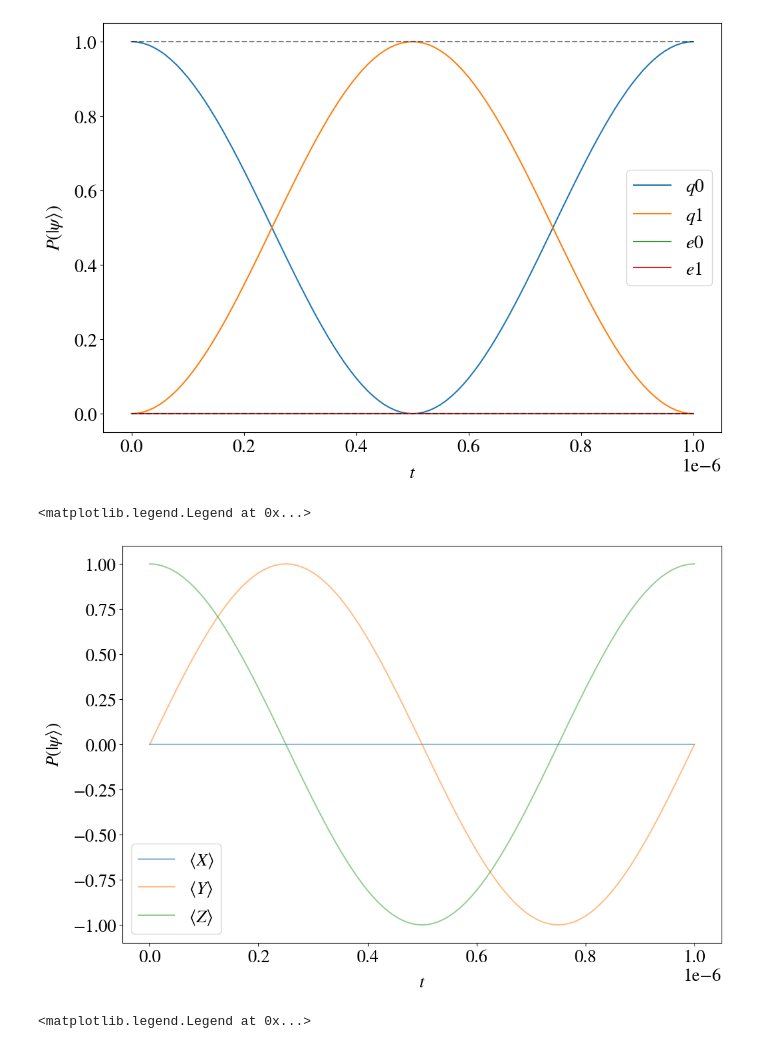
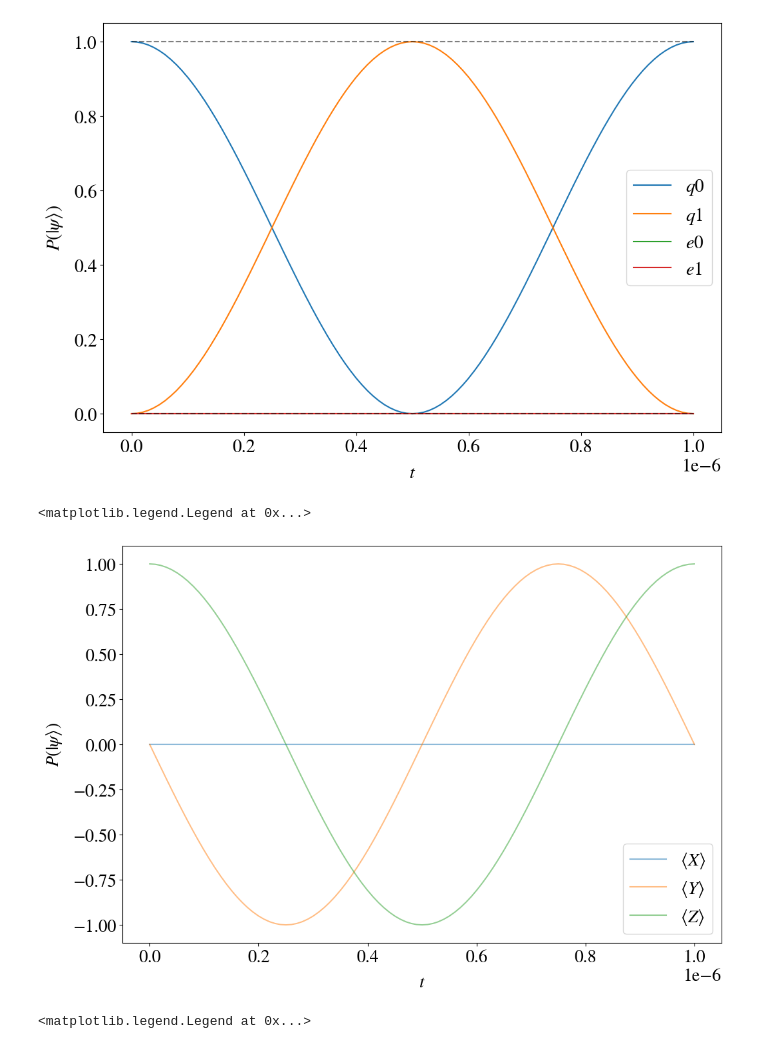
Before and after one commit to OpenQuantumDesign/oqd-trical, a Jupyter notebook: examples/direct/1_microwave.ipynb, the cells around one changed output. Saved outputs shown, nothing was run; the diff lists cells and outputs as text; code cells hidden in the pictures.

Commit message:
[example] fix incorrect sign in Y operator in expectation plot for microwave example

```diff
--- a/examples/direct/1_microwave.ipynb
+++ b/examples/direct/1_microwave.ipynb
@@ -249,36 +249,36 @@ ax = fig.subplots(1, 1, sharex=True)
 
 X, Y, Z, I = qt.sigmax(), qt.sigmay(), qt.sigmaz(), qt.identity(2)  # noqa: E741
 
 
 paulis = {
     "X": qt.basis(4, 0) * qt.basis(4, 1).dag() + qt.basis(4, 1) * qt.basis(4, 0).dag(),
-    "Y": 1j * qt.basis(4, 0) * qt.basis(4, 1).dag()
-    - 1j * qt.basis(4, 1) * qt.basis(4, 0).dag(),
+    "Y": -1j * qt.basis(4, 0) * qt.basis(4, 1).dag()
+    + 1j * qt.basis(4, 1) * qt.basis(4, 0).dag(),
     "Z": -qt.basis(4, 1) * qt.basis(4, 1).dag() + qt.basis(4, 0) * qt.basis(4, 0).dag(),
 }
 
 expections = ["X", "Y", "Z"]
 
 plot_states = [
     [qt.expect(paulis[o], s.ptrace([0])) for o in expections]
     for s in result["states"][k]
 ]
 
 ax.plot(
     result["tspan"][k],
     plot_states,
     label=[rf"$\langle {o}\rangle$" for o in expections],
     alpha=0.5,
 )
 
 
 ax.set_xlabel(r"$t$", labelpad=10)
 ax.set_ylabel(r"$P(| \psi \rangle)$", labelpad=10)
 
 ax.legend()
 # %% [output]
 <matplotlib.legend.Legend at 0x...>
-[figure, old version]
+[figure, new version]
 # %%
 k = slice(None, None, 1)
 
```
Also changed, not shown: parts of 2 cells of this notebook.
